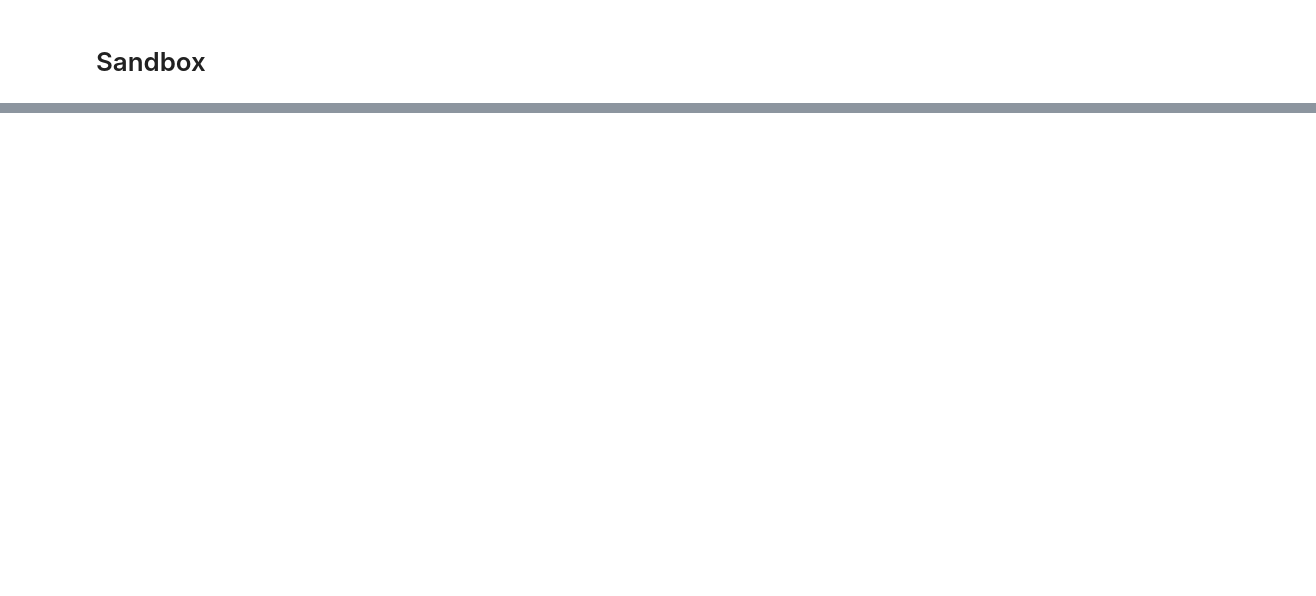
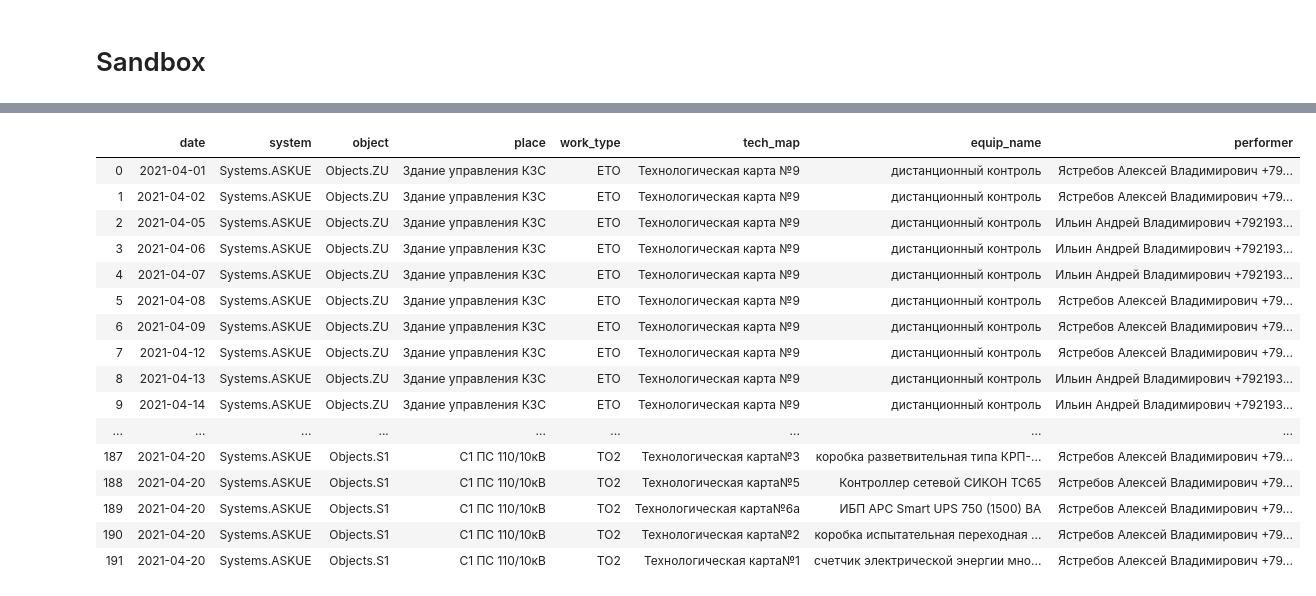
Before and after one commit to GusevMihail/Work_plan_generator, a Jupyter notebook: sandbox.ipynb, the cells around one changed output, grey strips where cells are left out. Cells and saved outputs as stored; diff of their text form; code cells hidden in the pictures; blank space fills up the shorter version.

```diff
--- a/sandbox.ipynb
+++ b/sandbox.ipynb
@@ -158,0 +280,22 @@ email_processing.send_journals(config_email.batch_sending_plans,
+# %%
+dfs = df_jobs.groupby(df_jobs.system, sort=False)
+# %%
+dfs.get_group(Systems.ASKUE)
+# %% [output]
+|  | date | system | object | place | work_type | tech_map | equip_name | performer |
+| 0 | 2021-04-01 | Systems.ASKUE | Objects.ZU | Здание управления КЗС | ЕТО | Технологическая карта №9 | дистанционный контроль | Ястребов Алексей Владимирович +79... |
+| 1 | 2021-04-02 | Systems.ASKUE | Objects.ZU | Здание управления КЗС | ЕТО | Технологическая карта №9 | дистанционный контроль | Ястребов Алексей Владимирович +79... |
+| 2 | 2021-04-05 | Systems.ASKUE | Objects.ZU | Здание управления КЗС | ЕТО | Технологическая карта №9 | дистанционный контроль | Ильин Андрей Владимирович +792193... |
+| 3 | 2021-04-06 | Systems.ASKUE | Objects.ZU | Здание управления КЗС | ЕТО | Технологическая карта №9 | дистанционный контроль | Ильин Андрей Владимирович +792193... |
+| 4 | 2021-04-07 | Systems.ASKUE | Objects.ZU | Здание управления КЗС | ЕТО | Технологическая карта №9 | дистанционный контроль | Ильин Андрей Владимирович +792193... |
+| 5 | 2021-04-08 | Systems.ASKUE | Objects.ZU | Здание управления КЗС | ЕТО | Технологическая карта №9 | дистанционный контроль | Ястребов Алексей Владимирович +79... |
+| 6 | 2021-04-09 | Systems.ASKUE | Objects.ZU | Здание управления КЗС | ЕТО | Технологическая карта №9 | дистанционный контроль | Ястребов Алексей Владимирович +79... |
+| 7 | 2021-04-12 | Systems.ASKUE | Objects.ZU | Здание управления КЗС | ЕТО | Технологическая карта №9 | дистанционный контроль | Ястребов Алексей Владимирович +79... |
+| 8 | 2021-04-13 | Systems.ASKUE | Objects.ZU | Здание управления КЗС | ЕТО | Технологическая карта №9 | дистанционный контроль | Ильин Андрей Владимирович +792193... |
+| 9 | 2021-04-14 | Systems.ASKUE | Objects.ZU | Здание управления КЗС | ЕТО | Технологическая карта №9 | дистанционный контроль | Ильин Андрей Владимирович +792193... |
+| ... | ... | ... | ... | ... | ... | ... | ... | ... |
+| 187 | 2021-04-20 | Systems.ASKUE | Objects.S1 | С1 ПС 110/10кВ | ТО2 | Технологическая карта№3 | коробка разветвительная типа КРП-... | Ястребов Алексей Владимирович +79... |
+| 188 | 2021-04-20 | Systems.ASKUE | Objects.S1 | С1 ПС 110/10кВ | ТО2 | Технологическая карта№5 | Контроллер сетевой СИКОН ТС65 | Ястребов Алексей Владимирович +79... |
+| 189 | 2021-04-20 | Systems.ASKUE | Objects.S1 | С1 ПС 110/10кВ | ТО2 | Технологическая карта№6а | ИБП APC Smart UPS 750 (1500) ВА | Ястребов Алексей Владимирович +79... |
+| 190 | 2021-04-20 | Systems.ASKUE | Objects.S1 | С1 ПС 110/10кВ | ТО2 | Технологическая карта№2 | коробка испытательная переходная ... | Ястребов Алексей Владимирович +79... |
+| 191 | 2021-04-20 | Systems.ASKUE | Objects.S1 | С1 ПС 110/10кВ | ТО2 | Технологическая карта№1 | счетчик электрической энергии мно... | Ястребов Алексей Владимирович +79... |
```
Also changed, not shown: parts of 28 cells of this notebook, 2 other files.
